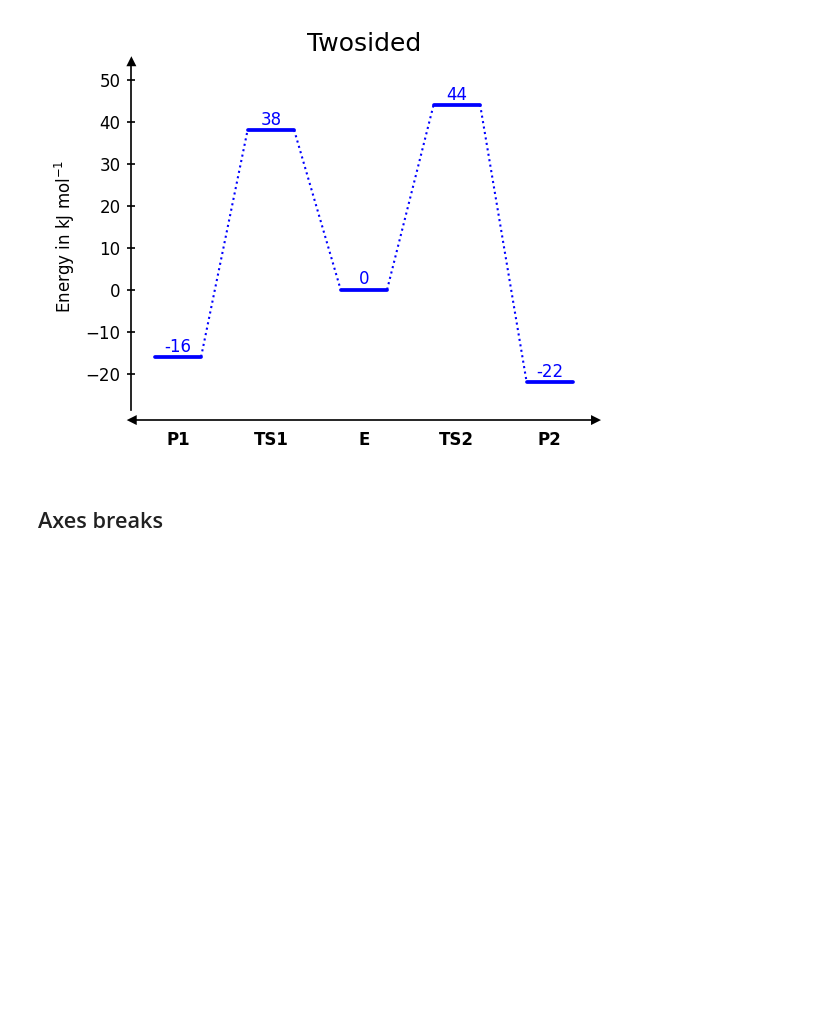
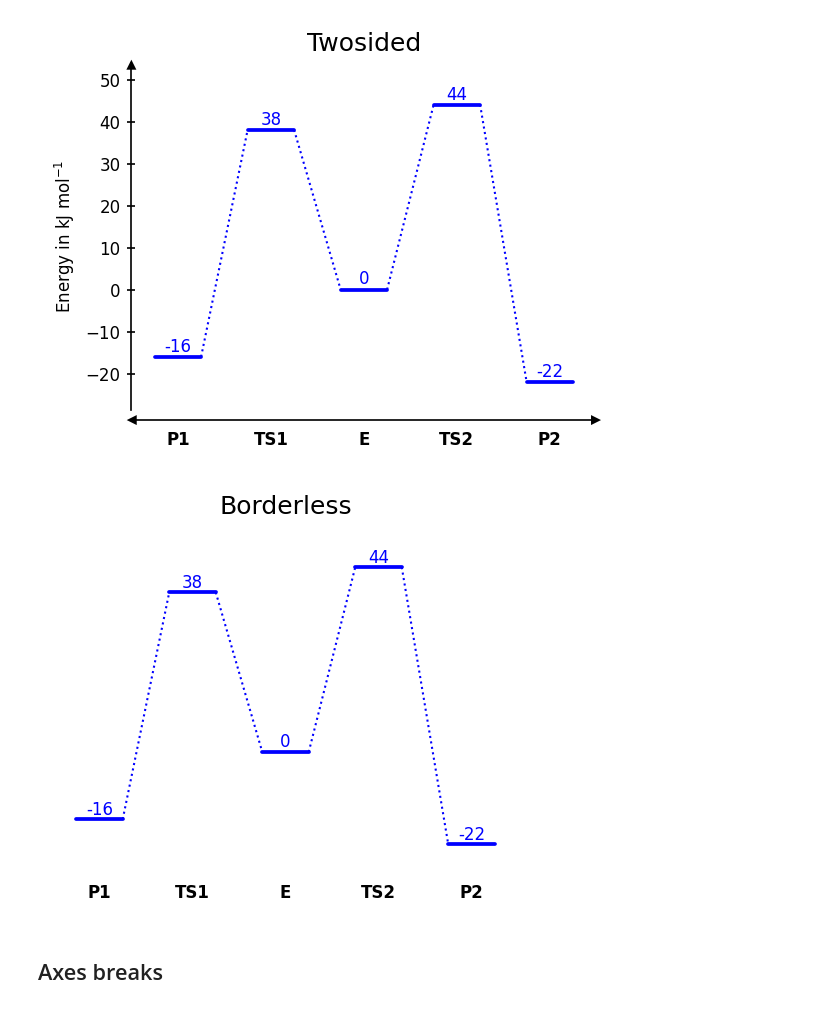
Before and after one commit to Tonner-Zech-Group/chem-diagrams, a Jupyter notebook: examples/example_use.ipynb, the cells around one changed output. Saved outputs shown, nothing was run; the diff lists cells and outputs as text; code cells hidden in the pictures; blank space fills up the shorter version.

```diff
--- a/examples/example_use.ipynb
+++ b/examples/example_use.ipynb
@@ -329,6 +330,25 @@ dia1.ax.set_title("Twosided")
 dia1.show()
 # %% [output]
 [figure]
+# %%
+dia1 = EnergyDiagram()
+
+dia1.draw_path(
+    x_data=x_data_3,
+    y_data=y_data_4,
+    color='blue',
+)
+
+
+dia1.add_numbers_auto()
+dia1.set_xlabels(["P1", "TS1", "E", "TS2", "P2"], fontsize=8)
+#dia1.ax.set_ylabel("Energy in kJ mol$^{-1}$", fontsize=8)
+
+dia1.set_diagram_style("borderless")
+dia1.ax.set_title("Borderless")
+dia1.show()
+# %% [output]
+[figure, added]
 # %% [markdown]
 ## Axes breaks
 # %% [markdown]
```
Also changed, not shown: parts of 20 cells of this notebook, 11 other files.
